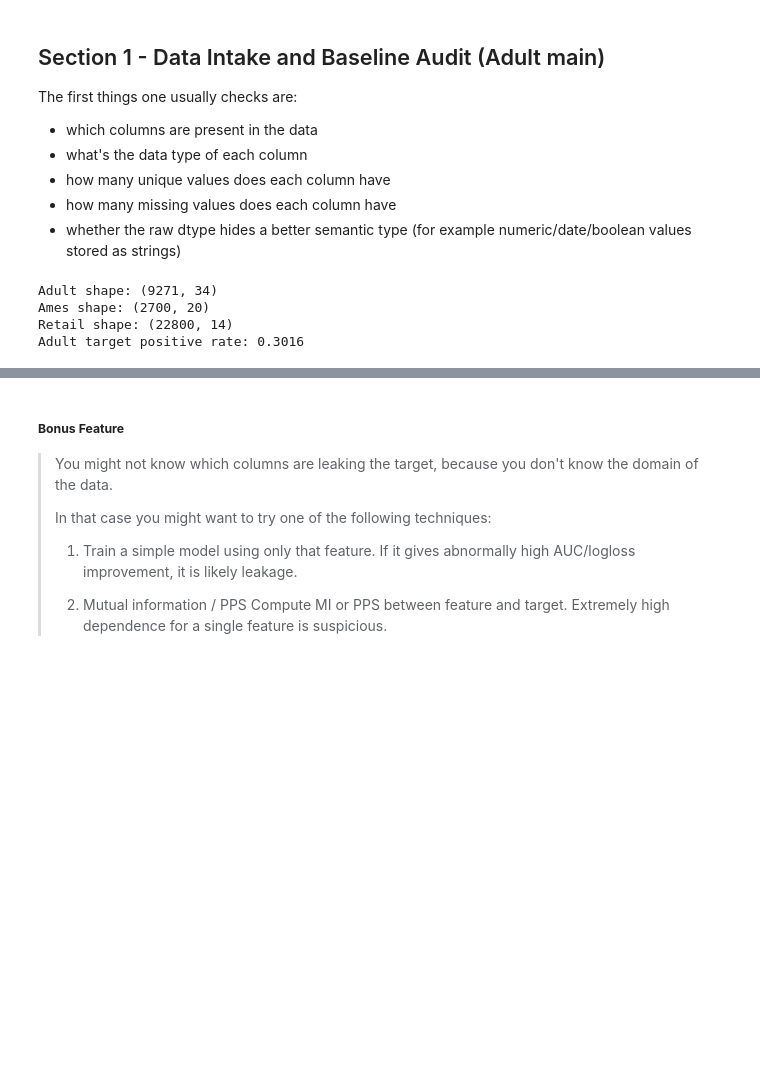
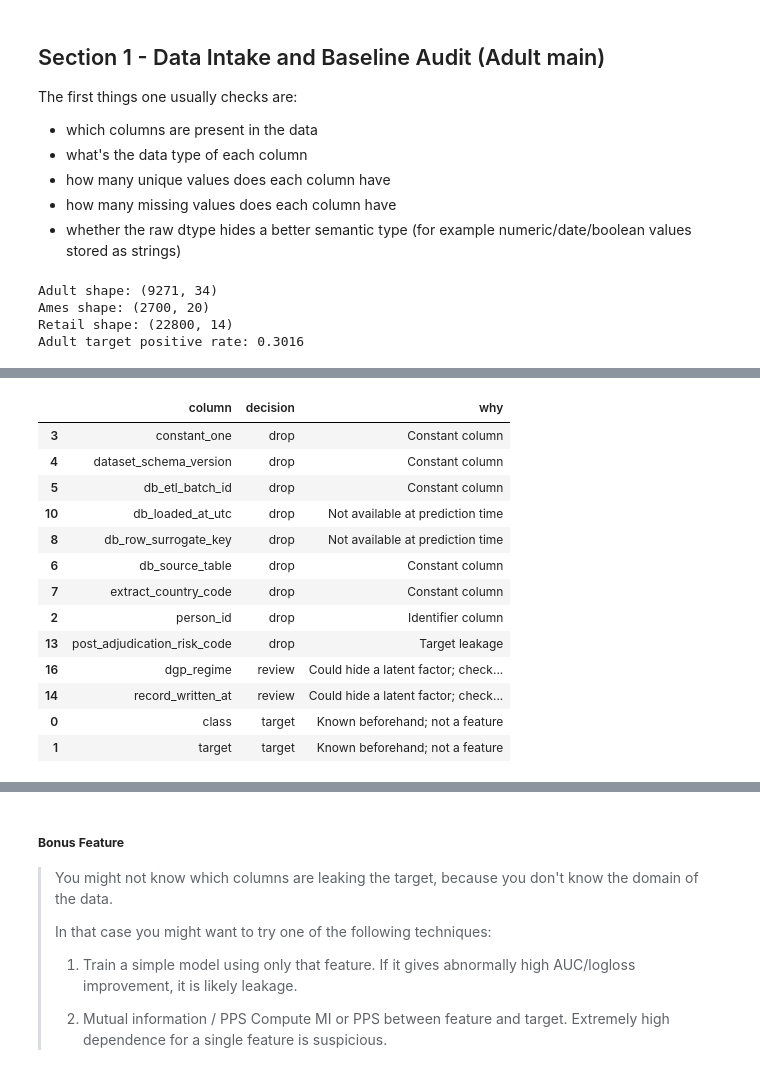
Before and after one commit to CardoAI/ml_industry_course, a Jupyter notebook: day1/datapreprocessing_featureengineering.ipynb, the cells around one changed output, grey strips where cells are left out. Cells and saved outputs as stored; diff of their text form; code cells hidden in the pictures; blank space fills up the shorter version.

Commit message:
Refining data preprocessing notebook

```diff
--- a/day1/datapreprocessing_featureengineering.ipynb
+++ b/day1/datapreprocessing_featureengineering.ipynb
@@ -260,0 +262,8 @@ show(audit_suspects, n=20)
+# %%
+target_cols = [c for c in [TARGET_COL, TARGET_BIN_COL] if c in adult.columns]
+id_cols = [c for c in ID_COLS if c in adult.columns]
+
+# 1. Drop rows that are exact duplicates.
+n_exact_duplicate_rows = int(adult.duplicated().sum())
+adult = adult.drop_duplicates(ignore_index=True).copy()
+print("Dropped exact duplicate rows:", n_exact_duplicate_rows)
@@ -260,0 +304,72 @@ show(audit_suspects, n=20)
+# %%
+adult = (adult.sort_values("record_written_at", ascending=False).drop_duplicates("person_id", keep="first")
+         .reset_index(drop=True))
+# %%
+
+print("Adult shape after row-level cleaning:", adult.shape)
+
+audit_adult_clean = build_basic_audit_table(adult).sort_values("column")
+show(audit_adult_clean.sort_values('pct_unique', ascending=False), n=3)
+constant_cols = audit_adult_clean.loc[
+    audit_adult_clean["n_unique_including_na"] <= 1,
+    "column",
+].tolist()
+
+not_available_at_prediction_cols = [
+    c for c in [
+        "db_row_surrogate_key",
+        "db_source_table",
+        "db_loaded_at_utc",
+        "dataset_schema_version",
+        "extract_country_code",
+    ]
+    if c in adult.columns
+]
+
+leakage_cols = [c for c in LEAKAGE_COLS if c in adult.columns]
+
+review_cols = [
+    c for c in [
+        "record_written_at",
+        "db_etl_batch_id",
+        "dgp_regime",
+    ]
+    if c in adult.columns
+]
+
+decision_rows = []
+
+for c in target_cols:
+    decision_rows.append({"column": c, "decision": "target", "why": "Known beforehand; not a feature"})
+
+for c in id_cols:
+    decision_rows.append({"column": c, "decision": "drop", "why": "Identifier column"})
+
+for c in constant_cols:
+    decision_rows.append({"column": c, "decision": "drop", "why": "Constant column"})
+
+for c in not_available_at_prediction_cols:
+    decision_rows.append({"column": c, "decision": "drop", "why": "Not available at prediction time"})
+
+for c in leakage_cols:
+    decision_rows.append({"column": c, "decision": "drop", "why": "Target leakage"})
+
+for c in review_cols:
+    decision_rows.append({"column": c, "decision": "review", "why": "Could hide a latent factor; check deployment story"})
+
+first_decisions = (
+    pd.DataFrame(decision_rows)
+    .drop_duplicates(subset=["column"], keep="first")
+    .sort_values(["decision", "column"])
+)
+
+show(first_decisions, n=40)
+
+drop_cols = first_decisions.loc[first_decisions["decision"] == "drop", "column"].tolist()
+
+excluded_from_modeling = set(target_cols) | set(drop_cols)
+model_candidate_cols = [c for c in adult.columns if c not in excluded_from_modeling]
+
+print("Model candidate columns:", len(model_candidate_cols))
+print("Columns under review:", [c for c in review_cols if c in model_candidate_cols])
+# %% [output]
@@ -260,0 +381,14 @@ show(audit_suspects, n=20)
+|  | column | decision | why |
+| 3 | constant_one | drop | Constant column |
+| 4 | dataset_schema_version | drop | Constant column |
+| 5 | db_etl_batch_id | drop | Constant column |
+| 10 | db_loaded_at_utc | drop | Not available at prediction time |
+| 8 | db_row_surrogate_key | drop | Not available at prediction time |
+| 6 | db_source_table | drop | Constant column |
+| 7 | extract_country_code | drop | Constant column |
+| 2 | person_id | drop | Identifier column |
+| 13 | post_adjudication_risk_code | drop | Target leakage |
+| 16 | dgp_regime | review | Could hide a latent factor; check... |
+| 14 | record_written_at | review | Could hide a latent factor; check... |
+| 0 | class | target | Known beforehand; not a feature |
+| 1 | target | target | Known beforehand; not a feature |
```
Also changed, not shown: parts of 9 cells of this notebook, 2 other files.
